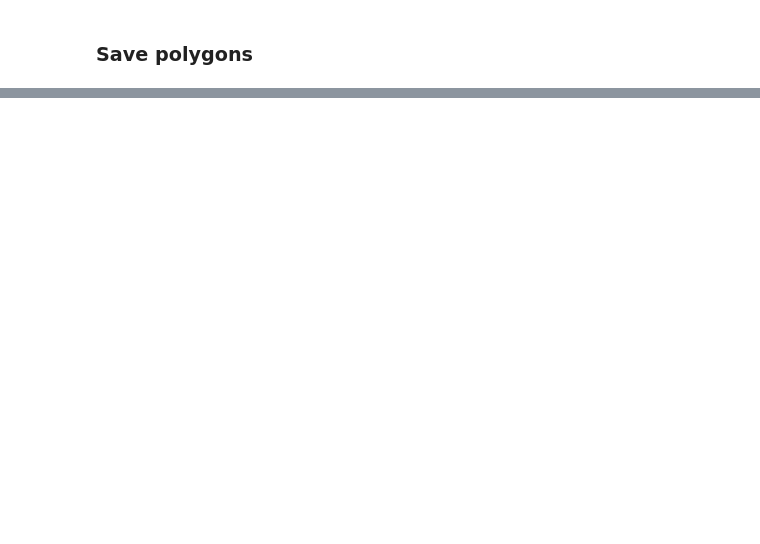
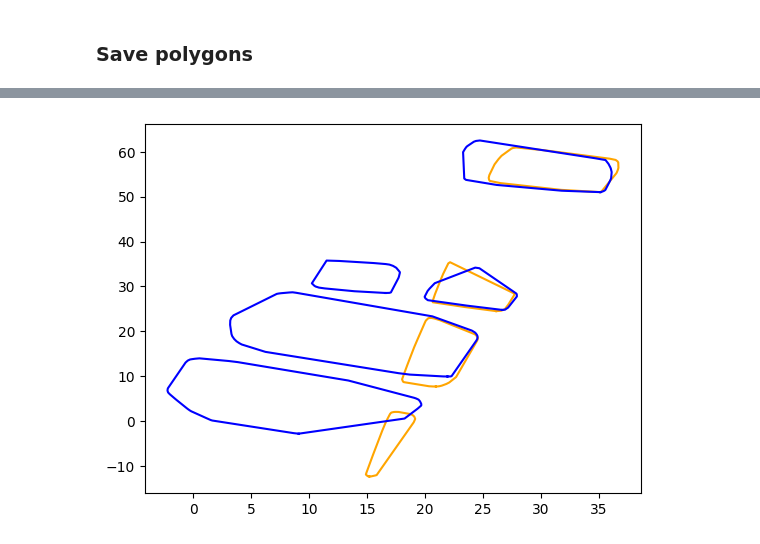
Before and after one commit to Trawirr/ParkingApp, a Jupyter notebook: image_processing/allowed_to_top_down.ipynb, the cells around one changed output, grey strips where cells are left out. Cells and saved outputs as stored; diff of their text form; code cells hidden in the pictures; blank space fills up the shorter version.

```diff
--- a/image_processing/allowed_to_top_down.ipynb
+++ b/image_processing/allowed_to_top_down.ipynb
@@ -482,0 +514,13 @@ with open("parking_area.json", 'w+') as poly_file:
+# %%
+cluster_max_dist = 0.5
+
+clustered_polygons2 = {}
+for k in allowed_subtracted2:
+    distance_matrix = polygon_distance_matrix(allowed_subtracted2[k])
+
+    dbscan = DBSCAN(eps=cluster_max_dist, min_samples=1, metric="precomputed")
+    labels = dbscan.fit_predict(distance_matrix)
+    clustered_polygons2[k] = [[allowed_subtracted2[k][i] for i in range(len(allowed_subtracted2[k])) if labels[i] == cluster_id] for cluster_id in set(labels)]
+
+    for i, cluster in enumerate(clustered_polygons2[k]):
+        print(f"cluster {i+1}. {[list(poly.exterior.coords) for poly in cluster]}")
@@ -482,0 +543,2 @@ with open("parking_area.json", 'w+') as poly_file:
+# %%
+merged_clusters2 = {k: merge_clusters(filter_clusters(clustered_polygons2[k], min_size=5*2.5)) for k in clustered_polygons2}
@@ -482,0 +555,20 @@ with open("parking_area.json", 'w+') as poly_file:
+# %%
+def plot_poly(poly, c='green'):
+    if isinstance(poly, MultiPolygon):
+        for p in poly.geoms:
+            plt.plot(*p.exterior.xy, color=c)
+            for inner in p.interiors:
+                xi, yi = zip(*inner.coords[:])
+                plt.plot(xi, yi, color="black")
+    else:
+        plt.plot(*poly.exterior.xy, color=c)
+        for inner in poly.interiors:
+            xi, yi = zip(*inner.coords[:])
+            plt.plot(xi, yi, color="black")
+
+for poly in merged_clusters2['weti1']:
+    plot_poly(poly, c='orange')
+for poly in merged_clusters2['weti2']:
+    plot_poly(poly, c='blue')
+# %% [output]
+[figure, added]
```
Also changed, not shown: parts of 7 cells of this notebook.
